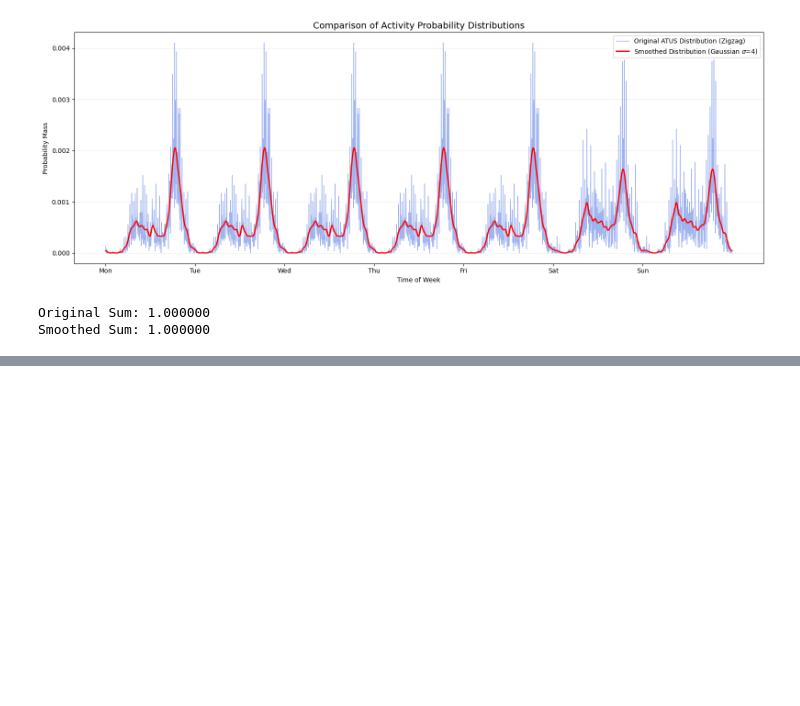
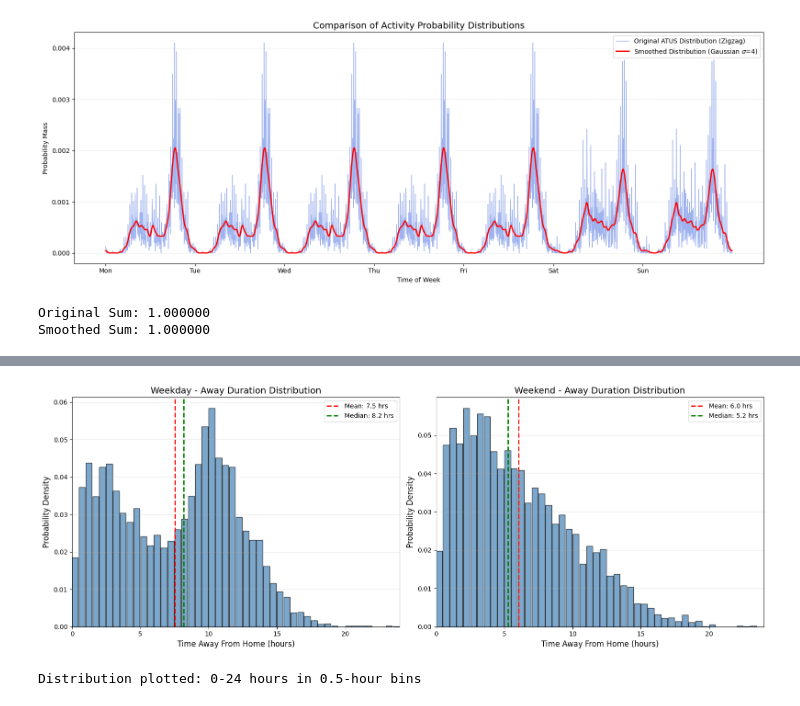
Before and after one commit to AmberJiayuSu/OBGeneration, a Jupyter notebook: assumption/proc.ipynb, the cells around one changed output, grey strips where cells are left out. Saved outputs shown, nothing was run; the diff lists cells and outputs as text; code cells hidden in the pictures; blank space fills up the shorter version.

```diff
--- a/equipmentPower/proc.ipynb
+++ b/assumption/proc.ipynb
@@ -755,0 +773,14 @@ Smoothed Sum: 1.000000
+# %%
+#college_student = joined_data[joined_data['TESCHLVL'] == 1]
+role= joined_data[joined_data['TESCHLVL'] == 1] # high school
+#role= joined_data[joined_data['TESCHLVL'] == 2] # college student
+#role = joined_data[(joined_data['TELFS'] == 1) & (joined_data['TRDPFTPT'] == 1)] # employed
+#role = joined_data[(joined_data['TELFS'] == 5)] # retired
+# Filter college students and prepare data for both weekday and weekend
+role = role.copy()
+role['day_type'] = role['TUDIARYDAY'].apply(
+    lambda x: 'weekend' if x in [1, 7] else 'weekday'
+)
+
+# Filter valid location data (TEWHERE > 0 and < 80)
+role_valid = role[(role['TEWHERE'] > 0) & (role['TEWHERE'] < 80)].copy()
@@ -755,0 +1350,60 @@ Smoothed Sum: 1.000000
+# %%
+# =========================================================================
+# VISUALIZE AWAY DURATION DISTRIBUTION
+# =========================================================================
+
+fig, axes = plt.subplots(1, 2, figsize=(16, 6))
+
+for idx, day_type in enumerate(['weekday', 'weekend']):
+    subset = trip_analysis[trip_analysis['day_type'] == day_type]
+    went_out_subset = subset[subset['went_out'] == 1].copy()
+    went_out_subset['total_time_out_hours'] = went_out_subset['total_time_out'] / 60
+
+    # Create weighted histogram
+    # Bin the data
+    bins = np.arange(0, 24.5, 0.5)  # 0 to 24 hours in 0.5-hour bins
+
+    # Calculate weighted histogram
+    hist_weights = []
+    for i in range(len(bins) - 1):
+        mask = (went_out_subset['total_time_out_hours'] >= bins[i]) & \
+               (went_out_subset['total_time_out_hours'] < bins[i+1])
+        hist_weights.append(went_out_subset[mask]['weight'].sum())
+
+    # Normalize to get probability density
+    total_weight = went_out_subset['weight'].sum()
+    hist_probs = np.array(hist_weights) / total_weight
+
+    # Plot
+    ax = axes[idx]
+    ax.bar(bins[:-1], hist_probs, width=0.45, align='edge',
+           alpha=0.7, color='steelblue', edgecolor='black')
+
+    # Add statistics lines
+    weighted_mean = np.average(went_out_subset['total_time_out_hours'],
+                               weights=went_out_subset['weight'])
+    ax.axvline(weighted_mean, color='red', linestyle='--', linewidth=2,
+               label=f'Mean: {weighted_mean:.1f} hrs')
+
+    # Median
+    sorted_data = went_out_subset.sort_values('total_time_out_hours')
+    cumsum_weights = sorted_data['weight'].cumsum()
+    median_idx = (cumsum_weights >= total_weight / 2).idxmax()
+    median_val = sorted_data.loc[median_idx, 'total_time_out_hours']
+    ax.axvline(median_val, color='green', linestyle='--', linewidth=2,
+               label=f'Median: {median_val:.1f} hrs')
+
+    ax.set_xlabel('Time Away From Home (hours)', fontsize=12)
+    ax.set_ylabel('Probability Density', fontsize=12)
+    ax.set_title(f'{day_type.capitalize()} - Away Duration Distribution', fontsize=14)
+    ax.legend()
+    ax.grid(axis='y', alpha=0.3)
+    ax.set_xlim(0, 24)
+
+plt.tight_layout()
+plt.show()
+
+print("Distribution plotted: 0-24 hours in 0.5-hour bins")
+# %% [output]
+[figure, added]
+Distribution plotted: 0-24 hours in 0.5-hour bins
```
Also changed, not shown: parts of 11 cells of this notebook, 20 other files.
